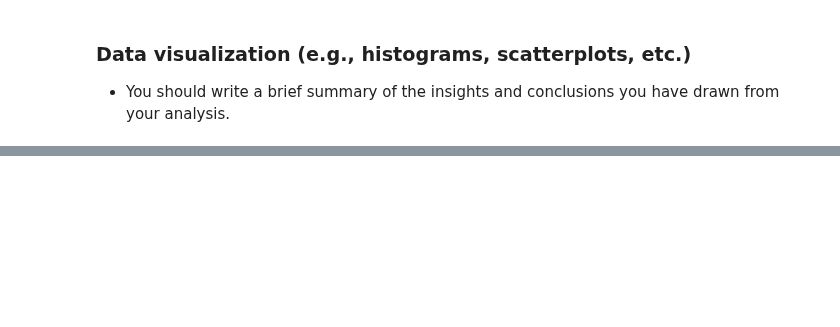
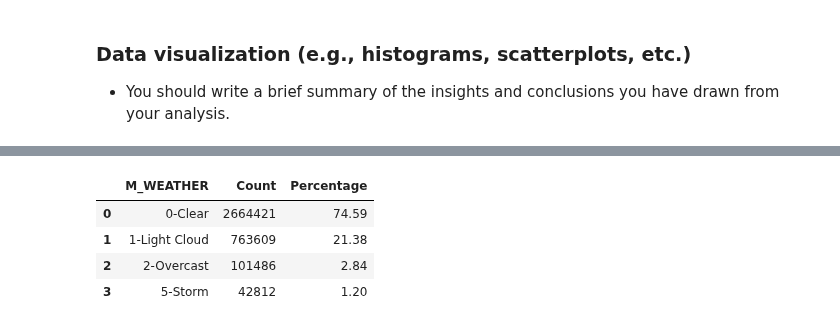
Before and after one commit to omanar1/usable_ai, a Jupyter notebook: Homework/HW5_assignment_m05_eda_Ricardo OMANA.ipynb, the cells around one changed output, grey strips where cells are left out. Saved outputs shown, nothing was run; the diff lists cells and outputs as text; code cells hidden in the pictures; blank space fills up the shorter version.

```diff
--- a/Homework/HW5_assignment_m05_eda_Ricardo OMANA.ipynb
+++ b/Homework/HW5_assignment_m05_eda_Ricardo OMANA.ipynb
@@ -137,0 +462,24 @@ Affected correlations:['M_WEATHER/M_PACKET_FORMAT', 'M_WEATHER/M_GAME_MAJOR_VERS
+# %%
+# Apply the category mapping to the 'M_WEATHER' column
+df_weather['M_WEATHER_LABEL'] = df_weather['M_WEATHER'].map(category_mapping)
+
+# Create a frequency table with counts and percentages
+frequency_table = df_weather['M_WEATHER_LABEL'].value_counts().reset_index()
+
+# Rename columns for clarity
+frequency_table.columns = ['M_WEATHER', 'Count']
+
+# Add a percentage column
+frequency_table['Percentage'] = (frequency_table['Count'] / len(df_weather["M_WEATHER"])) * 100
+
+# Round the percentage values for readability
+frequency_table['Percentage'] = frequency_table['Percentage'].round(2)
+
+# Display the frequency table
+display(frequency_table)
+# %% [output]
+|  | M_WEATHER | Count | Percentage |
+| 0 | 0-Clear | 2664421 | 74.59 |
+| 1 | 1-Light Cloud | 763609 | 21.38 |
+| 2 | 2-Overcast | 101486 | 2.84 |
+| 3 | 5-Storm | 42812 | 1.20 |
```
Also changed, not shown: parts of 20 cells of this notebook.
